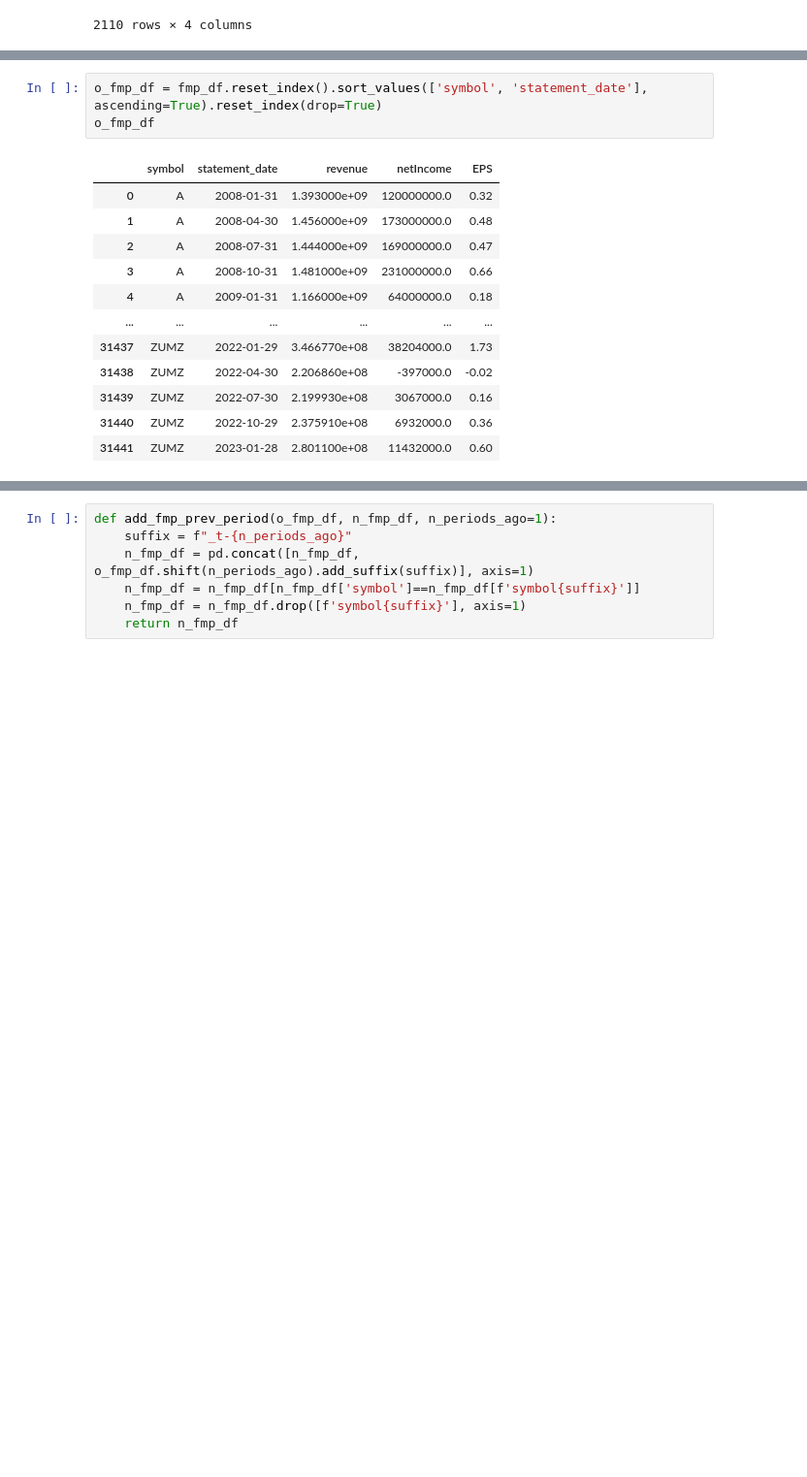
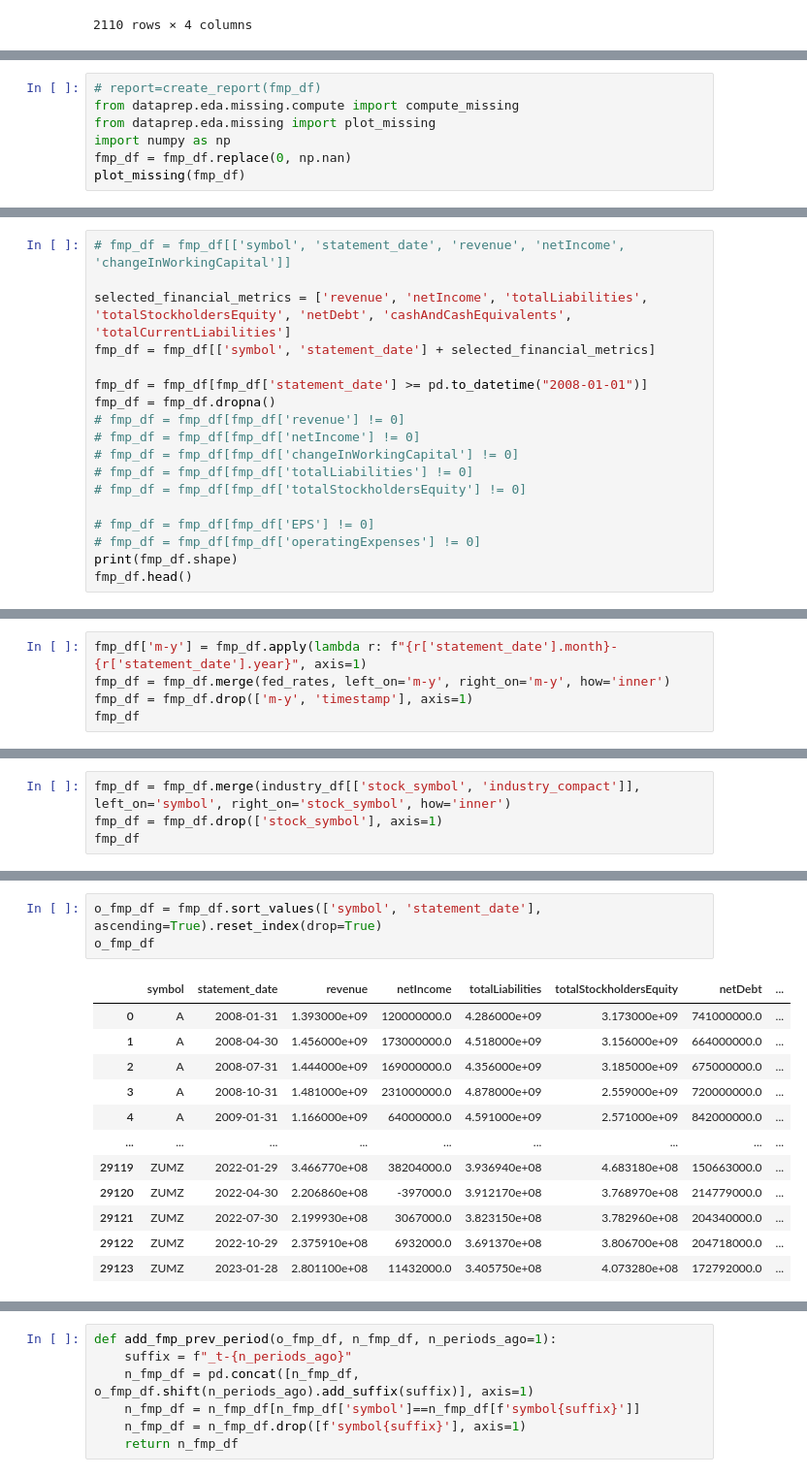
Before and after one commit to fatbuddy/layoffs-decoded, a Jupyter notebook: analysis/q2_train_data.ipynb, the cells around one changed output, grey strips where cells are left out. Shown at 97% size. Cells and saved outputs as stored; diff of their text form; blank space fills up the shorter version.

```diff
--- a/analysis/q2_train_data.ipynb
+++ b/analysis/q2_train_data.ipynb
@@ -101,0 +193,7 @@ fmp_df.head()
+# %%
+# report=create_report(fmp_df)
+from dataprep.eda.missing.compute import compute_missing
+from dataprep.eda.missing import plot_missing
+import numpy as np
+fmp_df = fmp_df.replace(0, np.nan)
+plot_missing(fmp_df)
@@ -101,0 +222,18 @@ fmp_df.head()
+# %%
+# fmp_df = fmp_df[['symbol', 'statement_date', 'revenue', 'netIncome', 'changeInWorkingCapital']]
+
+selected_financial_metrics = ['revenue', 'netIncome', 'totalLiabilities', 'totalStockholdersEquity', 'netDebt', 'cashAndCashEquivalents', 'totalCurrentLiabilities']
+fmp_df = fmp_df[['symbol', 'statement_date'] + selected_financial_metrics]
+
+fmp_df = fmp_df[fmp_df['statement_date'] >= pd.to_datetime("2008-01-01")]
+fmp_df = fmp_df.dropna()
+# fmp_df = fmp_df[fmp_df['revenue'] != 0]
+# fmp_df = fmp_df[fmp_df['netIncome'] != 0]
+# fmp_df = fmp_df[fmp_df['changeInWorkingCapital'] != 0]
+# fmp_df = fmp_df[fmp_df['totalLiabilities'] != 0]
+# fmp_df = fmp_df[fmp_df['totalStockholdersEquity'] != 0]
+
+# fmp_df = fmp_df[fmp_df['EPS'] != 0]
+# fmp_df = fmp_df[fmp_df['operatingExpenses'] != 0]
+print(fmp_df.shape)
+fmp_df.head()
@@ -101,0 +275,5 @@ fmp_df.head()
+# %%
+fmp_df['m-y'] = fmp_df.apply(lambda r: f"{r['statement_date'].month}-{r['statement_date'].year}", axis=1)
+fmp_df = fmp_df.merge(fed_rates, left_on='m-y', right_on='m-y', how='inner')
+fmp_df = fmp_df.drop(['m-y', 'timestamp'], axis=1)
+fmp_df
@@ -101,0 +294,4 @@ fmp_df.head()
+# %%
+fmp_df = fmp_df.merge(industry_df[['stock_symbol', 'industry_compact']], left_on='symbol', right_on='stock_symbol', how='inner')
+fmp_df = fmp_df.drop(['stock_symbol'], axis=1)
+fmp_df
@@ -102,16 +312,16 @@ fmp_df.head()
 # %%
-o_fmp_df = fmp_df.reset_index().sort_values(['symbol', 'statement_date'], ascending=True).reset_index(drop=True)
+o_fmp_df = fmp_df.sort_values(['symbol', 'statement_date'], ascending=True).reset_index(drop=True)
 o_fmp_df
 # %% [output]
-|  | symbol | statement_date | revenue | netIncome | EPS |
-| 0 | A | 2008-01-31 | 1.393000e+09 | 120000000.0 | 0.32 |
-| 1 | A | 2008-04-30 | 1.456000e+09 | 173000000.0 | 0.48 |
-| 2 | A | 2008-07-31 | 1.444000e+09 | 169000000.0 | 0.47 |
-| 3 | A | 2008-10-31 | 1.481000e+09 | 231000000.0 | 0.66 |
-| 4 | A | 2009-01-31 | 1.166000e+09 | 64000000.0 | 0.18 |
-| ... | ... | ... | ... | ... | ... |
-| 31437 | ZUMZ | 2022-01-29 | 3.466770e+08 | 38204000.0 | 1.73 |
-| 31438 | ZUMZ | 2022-04-30 | 2.206860e+08 | -397000.0 | -0.02 |
-| 31439 | ZUMZ | 2022-07-30 | 2.199930e+08 | 3067000.0 | 0.16 |
-| 31440 | ZUMZ | 2022-10-29 | 2.375910e+08 | 6932000.0 | 0.36 |
-| 31441 | ZUMZ | 2023-01-28 | 2.801100e+08 | 11432000.0 | 0.60 |
+|  | symbol | statement_date | revenue | netIncome | totalLiabilities | totalStockholdersEquity | netDebt | ... |
+| 0 | A | 2008-01-31 | 1.393000e+09 | 120000000.0 | 4.286000e+09 | 3.173000e+09 | 741000000.0 | ... |
+| 1 | A | 2008-04-30 | 1.456000e+09 | 173000000.0 | 4.518000e+09 | 3.156000e+09 | 664000000.0 | ... |
+| 2 | A | 2008-07-31 | 1.444000e+09 | 169000000.0 | 4.356000e+09 | 3.185000e+09 | 675000000.0 | ... |
+| 3 | A | 2008-10-31 | 1.481000e+09 | 231000000.0 | 4.878000e+09 | 2.559000e+09 | 720000000.0 | ... |
+| 4 | A | 2009-01-31 | 1.166000e+09 | 64000000.0 | 4.591000e+09 | 2.571000e+09 | 842000000.0 | ... |
+| ... | ... | ... | ... | ... | ... | ... | ... | ... |
+| 29119 | ZUMZ | 2022-01-29 | 3.466770e+08 | 38204000.0 | 3.936940e+08 | 4.683180e+08 | 150663000.0 | ... |
+| 29120 | ZUMZ | 2022-04-30 | 2.206860e+08 | -397000.0 | 3.912170e+08 | 3.768970e+08 | 214779000.0 | ... |
+| 29121 | ZUMZ | 2022-07-30 | 2.199930e+08 | 3067000.0 | 3.823150e+08 | 3.782960e+08 | 204340000.0 | ... |
+| 29122 | ZUMZ | 2022-10-29 | 2.375910e+08 | 6932000.0 | 3.691370e+08 | 3.806700e+08 | 204718000.0 | ... |
+| 29123 | ZUMZ | 2023-01-28 | 2.801100e+08 | 11432000.0 | 3.405750e+08 | 4.073280e+08 | 172792000.0 | ... |
```
Also changed, not shown: parts of 45 cells of this notebook.
